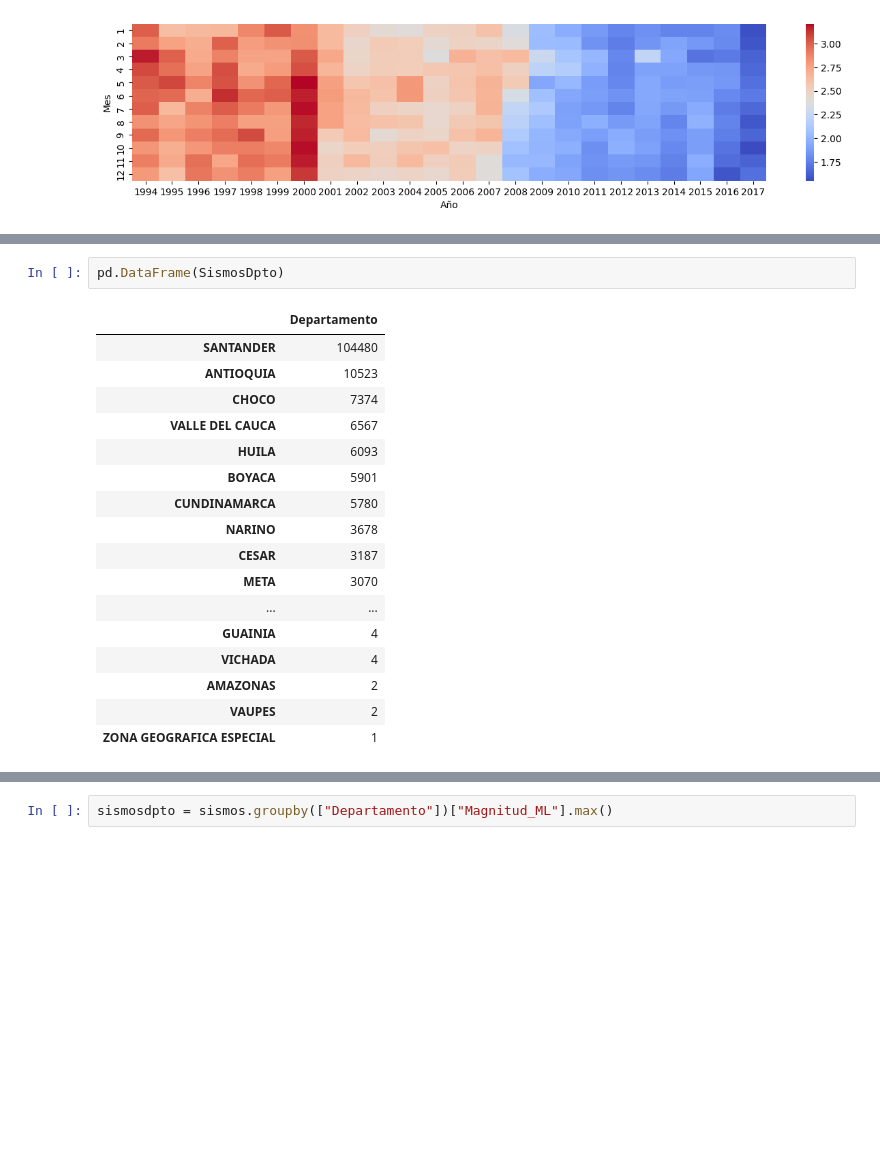
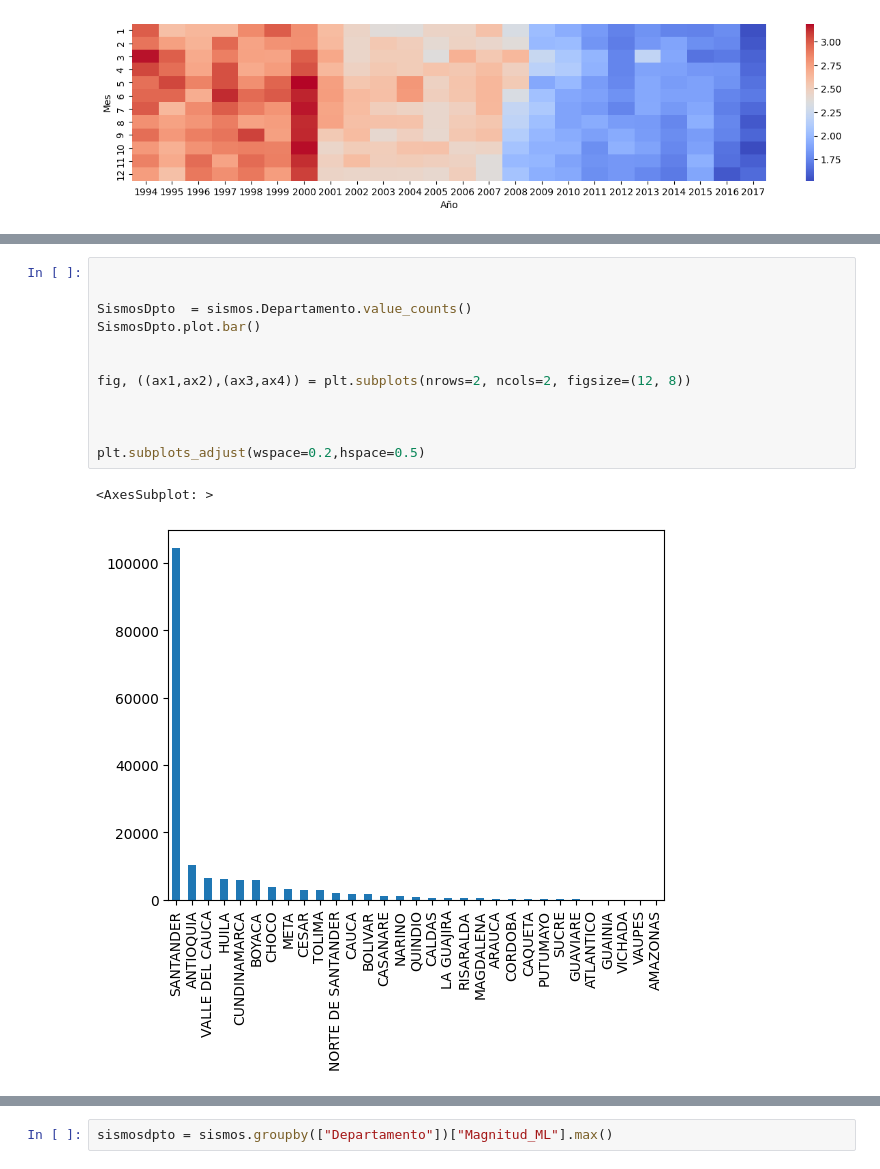
Before and after one commit to EDGAR-BARAHONA/Programacion-Python-Gis, a Jupyter notebook: Analitica/AnalisisSismico.ipynb, the cells around one changed output, grey strips where cells are left out. Saved outputs shown, nothing was run; the diff lists cells and outputs as text; blank space fills up the shorter version.

```diff
--- a/Analitica/AnalisisSismico.ipynb
+++ b/Analitica/AnalisisSismico.ipynb
@@ -318,20 +297,15 @@ Index(['SANTANDER', 'ANTIOQUIA', 'CHOCO', 'VALLE DEL CAUCA', 'HUILA', 'BOYACA',
-# %%
-pd.DataFrame(SismosDpto)
-# %% [output]
-|  | Departamento |
-| SANTANDER | 104480 |
-| ANTIOQUIA | 10523 |
-| CHOCO | 7374 |
-| VALLE DEL CAUCA | 6567 |
-| HUILA | 6093 |
-| BOYACA | 5901 |
-| CUNDINAMARCA | 5780 |
-| NARINO | 3678 |
-| CESAR | 3187 |
-| META | 3070 |
-| ... | ... |
-| GUAINIA | 4 |
-| VICHADA | 4 |
-| AMAZONAS | 2 |
-| VAUPES | 2 |
-| ZONA GEOGRAFICA ESPECIAL | 1 |
+# %%
+
+
+SismosDpto  = sismos.Departamento.value_counts()
+SismosDpto.plot.bar()
+
+
+fig, ((ax1,ax2),(ax3,ax4)) = plt.subplots(nrows=2, ncols=2, figsize=(12, 8))
+
+
+
+plt.subplots_adjust(wspace=0.2,hspace=0.5)
+# %% [output]
+<AxesSubplot: >
+[figure, added]
```
Also changed, not shown: parts of 19 cells of this notebook.
